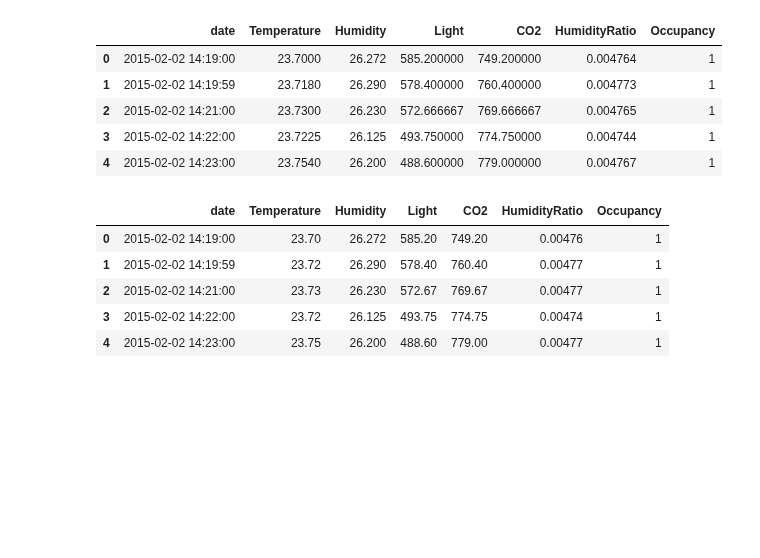
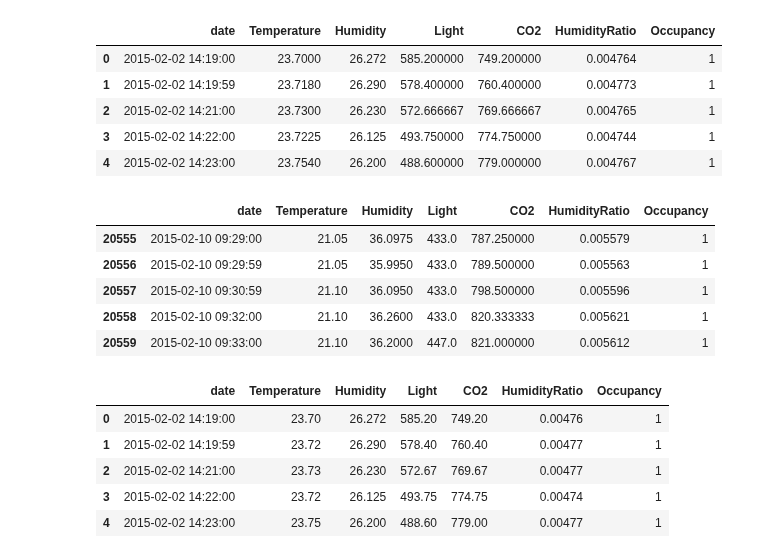
Before and after one commit to Mortti11/Deep_Learning, a Jupyter notebook: CNN_Times_series/Prepro.ipynb, the cells around one changed output. Drawn from its saved outputs; the diff is of its cells as text; code cells hidden in the pictures; blank space fills up the shorter version.

```diff
--- a/CNN_Times_series/Prepro.ipynb
+++ b/CNN_Times_series/Prepro.ipynb
@@ -14,6 +14,15 @@ df.head()
 | 2 | 2015-02-02 14:21:00 | 23.7300 | 26.230 | 572.666667 | 769.666667 | 0.004765 | 1 |
 | 3 | 2015-02-02 14:22:00 | 23.7225 | 26.125 | 493.750000 | 774.750000 | 0.004744 | 1 |
 | 4 | 2015-02-02 14:23:00 | 23.7540 | 26.200 | 488.600000 | 779.000000 | 0.004767 | 1 |
+# %%
+df.tail()
+# %% [output]
+|  | date | Temperature | Humidity | Light | CO2 | HumidityRatio | Occupancy |
+| 20555 | 2015-02-10 09:29:00 | 21.05 | 36.0975 | 433.0 | 787.250000 | 0.005579 | 1 |
+| 20556 | 2015-02-10 09:29:59 | 21.05 | 35.9950 | 433.0 | 789.500000 | 0.005563 | 1 |
+| 20557 | 2015-02-10 09:30:59 | 21.10 | 36.0950 | 433.0 | 798.500000 | 0.005596 | 1 |
+| 20558 | 2015-02-10 09:32:00 | 21.10 | 36.2600 | 433.0 | 820.333333 | 0.005621 | 1 |
+| 20559 | 2015-02-10 09:33:00 | 21.10 | 36.2000 | 447.0 | 821.000000 | 0.005612 | 1 |
 # %%
 # Some values have many decimal places, so I will round them to 2 but humidity rate will be rounded to 5
 df = df.round({'Temperature': 2, 'Humidity': 5, 'Light': 2, 'CO2': 2, 'HumidityRatio': 5})
```
Also changed, not shown: parts of 1 cell of this notebook.
